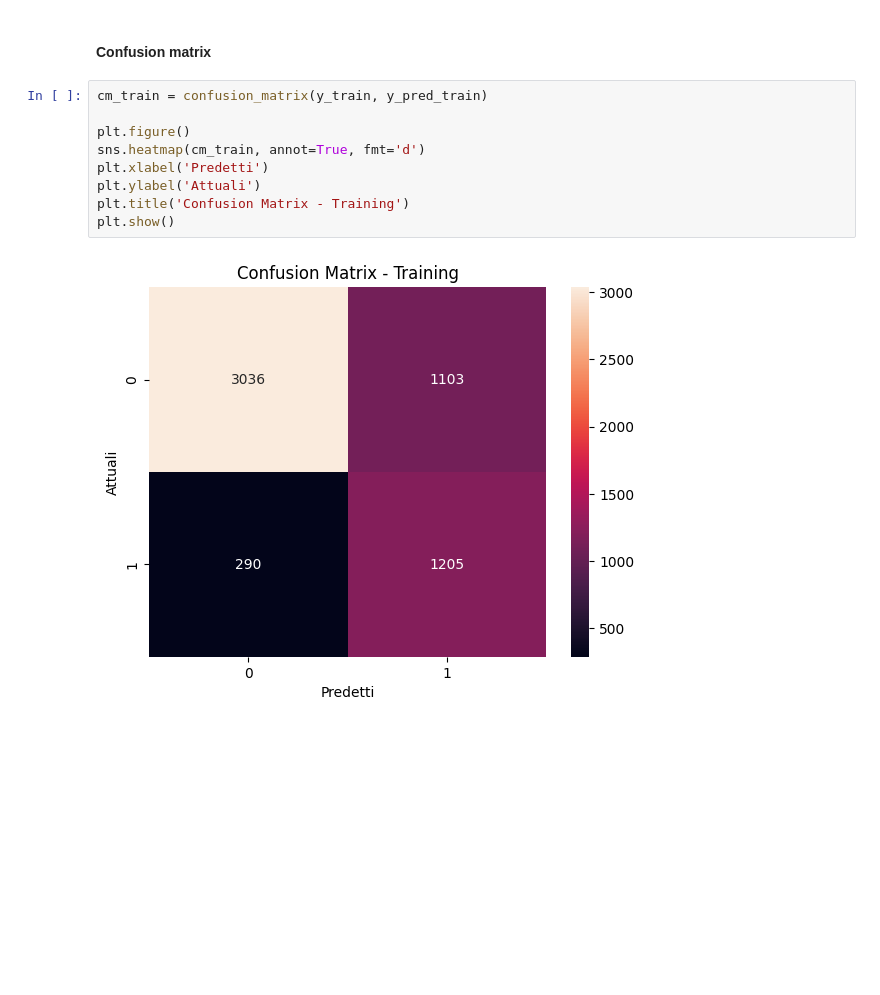
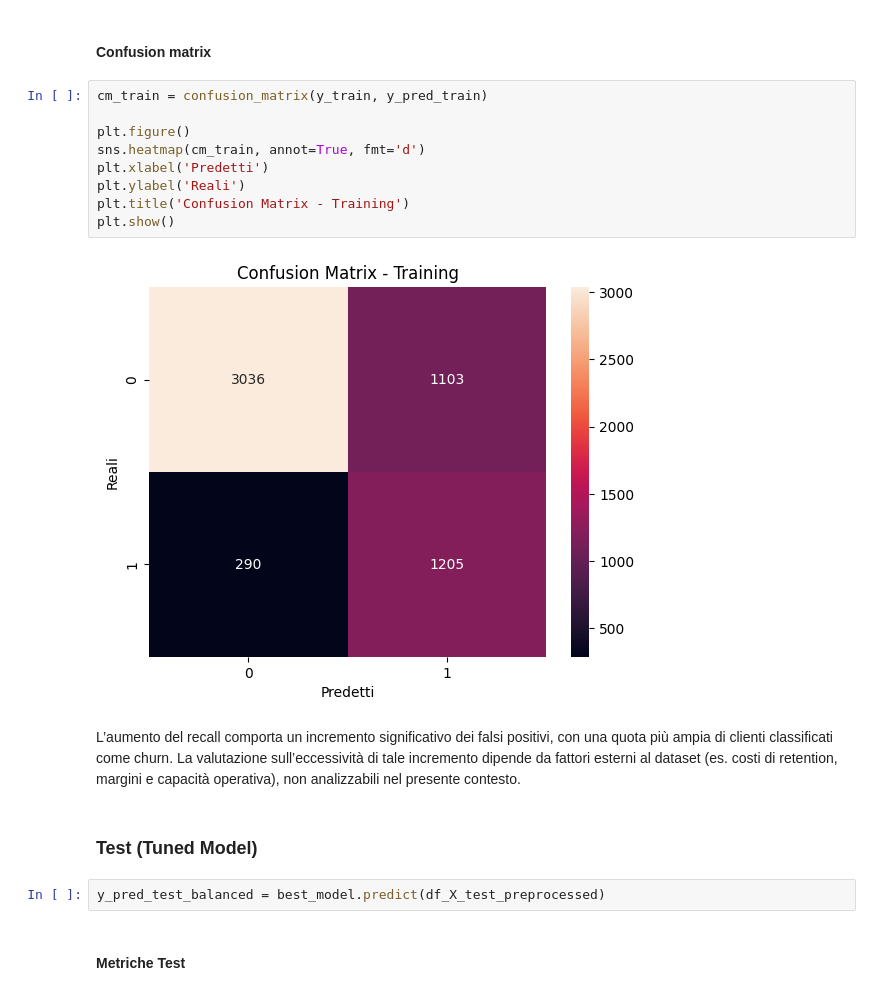
Before and after one commit to MicheleCorazzina/Telco-customer-Churn, a Jupyter notebook: notebooks/02_feature_engineering_modeling.ipynb, the cells around one changed output. Drawn from its saved outputs; the diff is of its cells as text; blank space fills up the shorter version.

Commit message:
Complete model refinement and final test evaluation

```diff
--- a/notebooks/02_feature_engineering_modeling.ipynb
+++ b/notebooks/02_feature_engineering_modeling.ipynb
@@ -410,11 +396,19 @@ Il modello attuale aumenta significativamente il recall della classe churn (0.81
 # %%
 cm_train = confusion_matrix(y_train, y_pred_train)
 
 plt.figure()
 sns.heatmap(cm_train, annot=True, fmt='d')
 plt.xlabel('Predetti')
-plt.ylabel('Attuali')
+plt.ylabel('Reali')
 plt.title('Confusion Matrix - Training')
 plt.show()
 # %% [output]
-[figure, old version]
+[figure, new version]
+# %% [markdown]
+L’aumento del recall comporta un incremento significativo dei falsi positivi, con una quota più ampia di clienti classificati come churn. La valutazione sull’eccessività di tale incremento dipende da fattori esterni al dataset (es. costi di retention, margini e capacità operativa), non analizzabili nel presente contesto.
+# %% [markdown]
+### Test (Tuned Model)
+# %%
+y_pred_test_balanced = best_model.predict(df_X_test_preprocessed)
+# %% [markdown]
+#### Metriche Test
```
Also changed, not shown: parts of 6 cells of this notebook.
